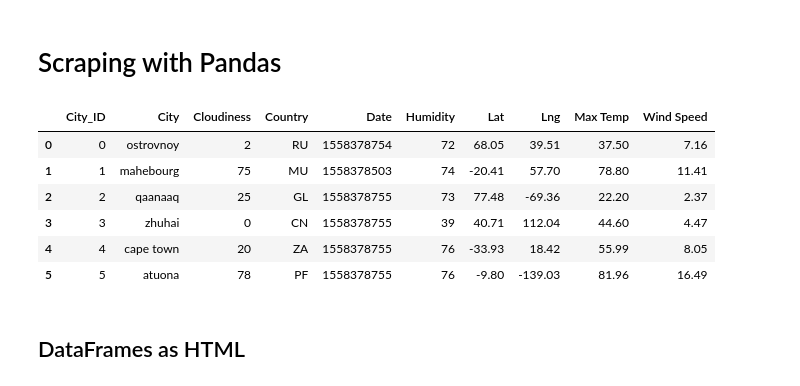
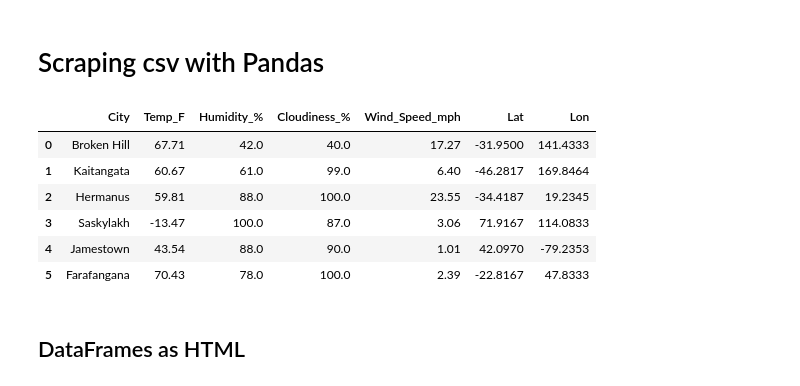
Before and after one commit to nladkins/Web-Design-Challenge.github.io, a Jupyter notebook: data_to_html.ipynb, the cells around one changed output. Cells and saved outputs as stored; diff of their text form; code cells hidden in the pictures.

```diff
--- a/data_to_html.ipynb
+++ b/data_to_html.ipynb
@@ -1,24 +1,24 @@
 # %% [markdown]
-# Scraping with Pandas
+# Scraping csv with Pandas
 # %%
 import pandas as pd
 # %%
 # File to Load
-file_to_load = "data/Cities.csv"
+file_to_load = "data/cities_df.csv"
 
 # Read Purchasing File and store into Pandas data frame
-cities_data = pd.read_csv(file_to_load)
+cities_df = pd.read_csv(file_to_load)
 
 # Display headers
-cities_data.head(6)
+cities_df.head(6)
 # %% [output]
-|  | City_ID | City | Cloudiness | Country | Date | Humidity | Lat | Lng | Max Temp | Wind Speed |
-| 0 | 0 | ostrovnoy | 2 | RU | 1558378754 | 72 | 68.05 | 39.51 | 37.50 | 7.16 |
-| 1 | 1 | mahebourg | 75 | MU | 1558378503 | 74 | -20.41 | 57.70 | 78.80 | 11.41 |
-| 2 | 2 | qaanaaq | 25 | GL | 1558378755 | 73 | 77.48 | -69.36 | 22.20 | 2.37 |
-| 3 | 3 | zhuhai | 0 | CN | 1558378755 | 39 | 40.71 | 112.04 | 44.60 | 4.47 |
-| 4 | 4 | cape town | 20 | ZA | 1558378755 | 76 | -33.93 | 18.42 | 55.99 | 8.05 |
-| 5 | 5 | atuona | 78 | PF | 1558378755 | 76 | -9.80 | -139.03 | 81.96 | 16.49 |
+|  | City | Temp_F | Humidity_% | Cloudiness_% | Wind_Speed_mph | Lat | Lon |
+| 0 | Broken Hill | 67.71 | 42.0 | 40.0 | 17.27 | -31.9500 | 141.4333 |
+| 1 | Kaitangata | 60.67 | 61.0 | 99.0 | 6.40 | -46.2817 | 169.8464 |
+| 2 | Hermanus | 59.81 | 88.0 | 100.0 | 23.55 | -34.4187 | 19.2345 |
+| 3 | Saskylakh | -13.47 | 100.0 | 87.0 | 3.06 | 71.9167 | 114.0833 |
+| 4 | Jamestown | 43.54 | 88.0 | 90.0 | 1.01 | 42.0970 | -79.2353 |
+| 5 | Farafangana | 70.43 | 78.0 | 100.0 | 2.39 | -22.8167 | 47.8333 |
 # %% [markdown]
 ## DataFrames as HTML
 # %% [markdown]
```
Also changed, not shown: parts of 3 cells of this notebook, 13 other files.
